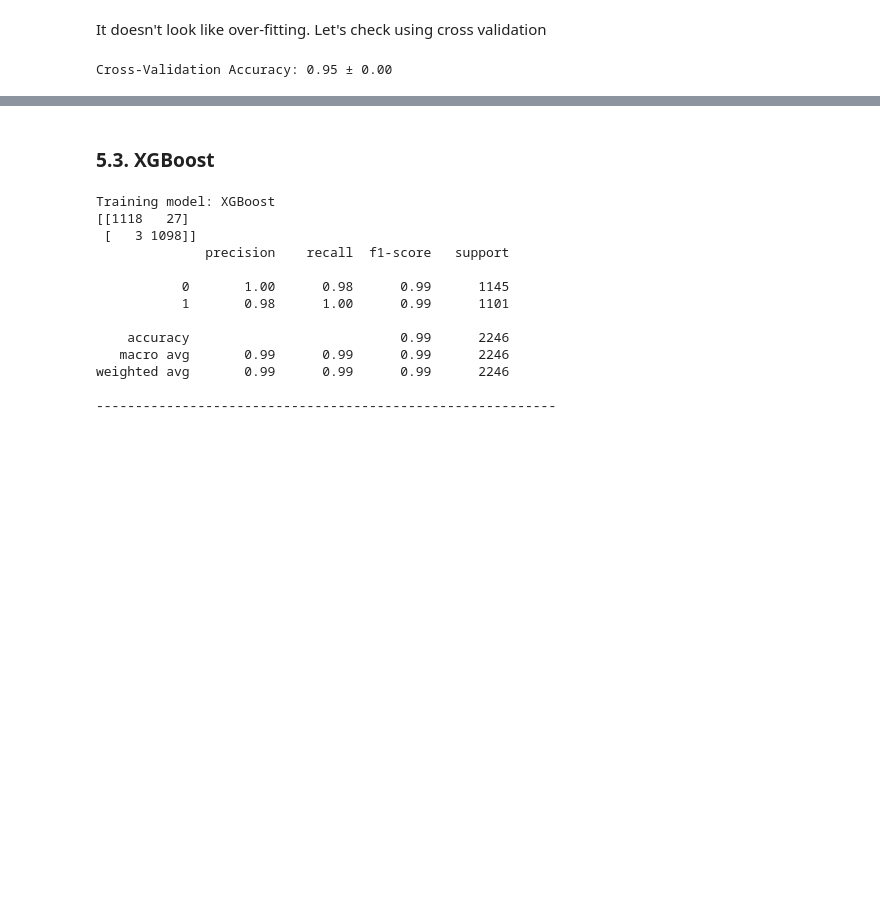
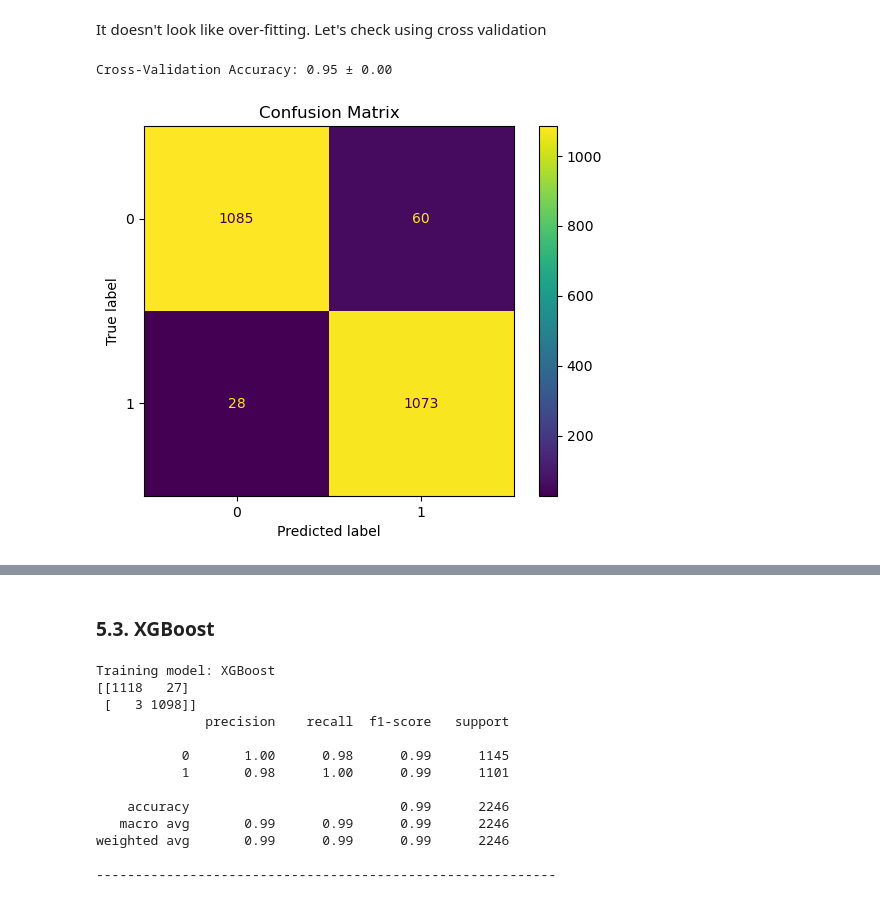
Before and after one commit to shekar-raja/exoplanet-detection-system-ml, a Jupyter notebook: Exoplanet Detection System.ipynb, the cells around one changed output, grey strips where cells are left out. Drawn from its saved outputs; the diff is of its cells as text; code cells hidden in the pictures; blank space fills up the shorter version.

```diff
--- a/Exoplanet Detection System.ipynb
+++ b/Exoplanet Detection System.ipynb
@@ -490,3 +500,7 @@ cv_scores = cross_val_score(decision_tree, X_train, y_train, cv=5)
 print(f'Cross-Validation Accuracy: {cv_scores.mean():.2f} ± {cv_scores.std():.2f}')
 # %% [output]
 Cross-Validation Accuracy: 0.95 ± 0.00
+# %%
+visualize_confusion_matrix(y_pred_tree)
+# %% [output]
+[figure, added]
```
Also changed, not shown: parts of 15 cells of this notebook.
